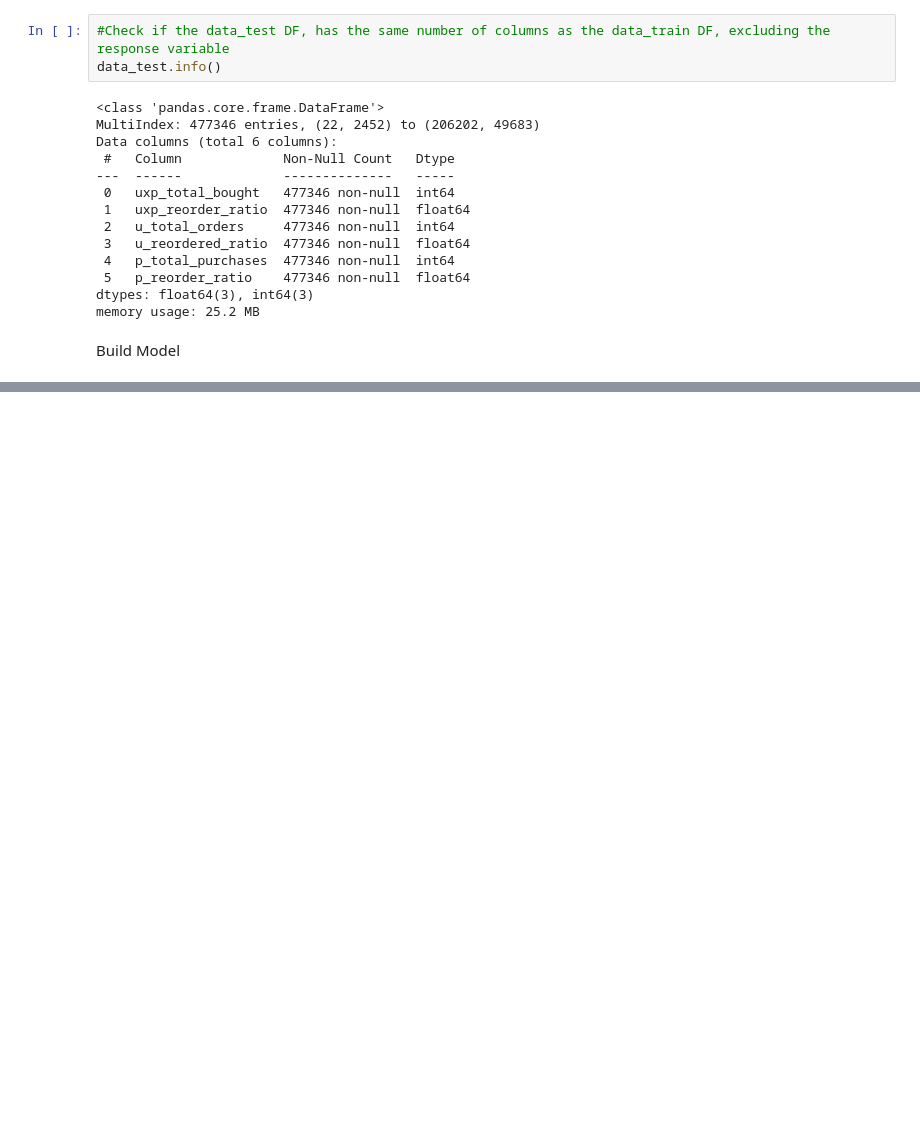
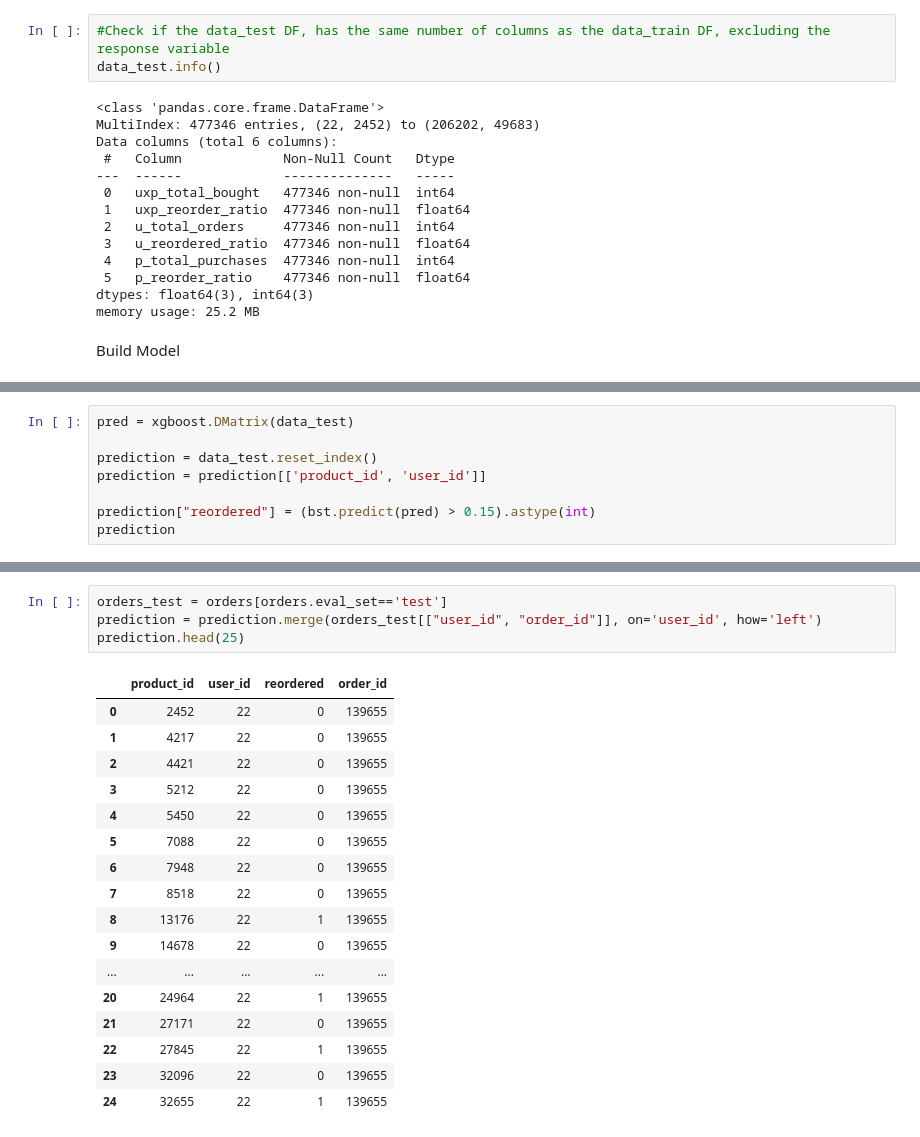
Before and after one commit to AmlanAlok/instacart-2017-project, a Jupyter notebook: Instacart_2017_XGBoost_1.ipynb, the cells around one changed output, grey strips where cells are left out. Saved outputs shown, nothing was run; the diff lists cells and outputs as text; blank space fills up the shorter version.

```diff
--- a/Instacart_2017_XGBoost_1.ipynb
+++ b/Instacart_2017_XGBoost_1.ipynb
@@ -585,0 +643,8 @@ Build Model
+# %%
+pred = xgboost.DMatrix(data_test)
+
+prediction = data_test.reset_index()
+prediction = prediction[['product_id', 'user_id']]
+
+prediction["reordered"] = (bst.predict(pred) > 0.15).astype(int)
+prediction
@@ -585,0 +665,22 @@ Build Model
+# %%
+orders_test = orders[orders.eval_set=='test']
+prediction = prediction.merge(orders_test[["user_id", "order_id"]], on='user_id', how='left')
+prediction.head(25)
+# %% [output]
+|  | product_id | user_id | reordered | order_id |
+| 0 | 2452 | 22 | 0 | 139655 |
+| 1 | 4217 | 22 | 0 | 139655 |
+| 2 | 4421 | 22 | 0 | 139655 |
+| 3 | 5212 | 22 | 0 | 139655 |
+| 4 | 5450 | 22 | 0 | 139655 |
+| 5 | 7088 | 22 | 0 | 139655 |
+| 6 | 7948 | 22 | 0 | 139655 |
+| 7 | 8518 | 22 | 0 | 139655 |
+| 8 | 13176 | 22 | 1 | 139655 |
+| 9 | 14678 | 22 | 0 | 139655 |
+| ... | ... | ... | ... | ... |
+| 20 | 24964 | 22 | 1 | 139655 |
+| 21 | 27171 | 22 | 0 | 139655 |
+| 22 | 27845 | 22 | 1 | 139655 |
+| 23 | 32096 | 22 | 0 | 139655 |
+| 24 | 32655 | 22 | 1 | 139655 |
```
Also changed, not shown: parts of 8 cells of this notebook.
